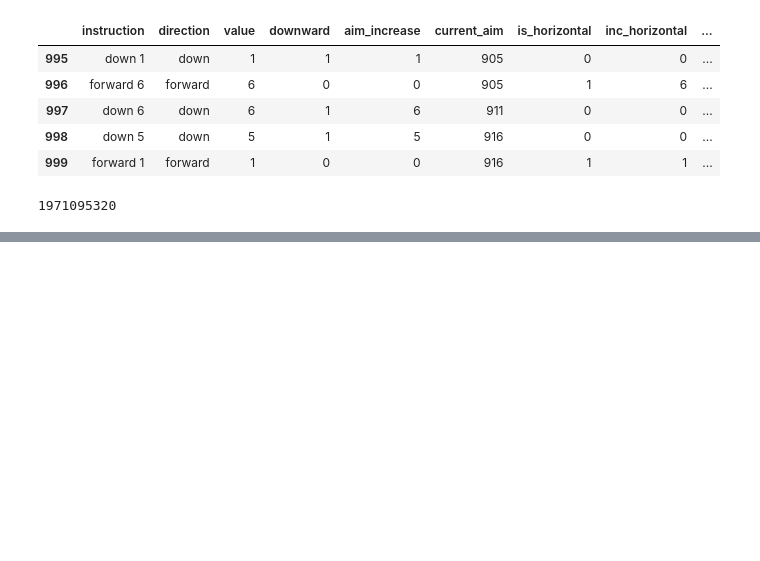
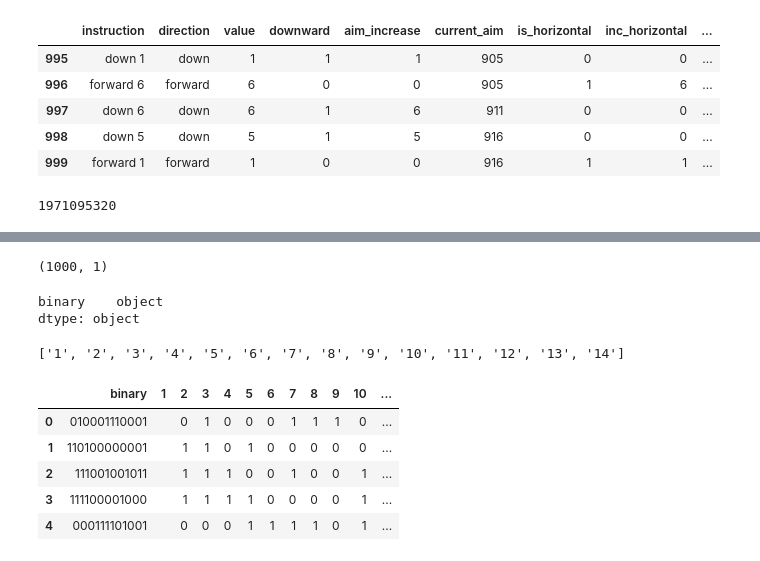
Before and after one commit to ShaunakSen/Problem-Solving-and-Algorithms, a Jupyter notebook: AdventOfCode.ipynb, the cells around one changed output, grey strips where cells are left out. Drawn from its saved outputs; the diff is of its cells as text; code cells hidden in the pictures; blank space fills up the shorter version.

```diff
--- a/AdventOfCode.ipynb
+++ b/AdventOfCode.ipynb
@@ -344,0 +347,2 @@ data.tail()
+# %%
+data = pd.read_csv(filepath_or_buffer='./input.txt', delimiter='\n', names=['binary'], dtype={'binary': 'object'})
@@ -344,0 +358,25 @@ data.tail()
+# %%
+data.shape
+# %% [output]
+(1000, 1)
+# %%
+data.dtypes
+# %% [output]
+binary    object
+dtype: object
+# %%
+col_list = [f'{i}' for i in list(range(1,15))]
+col_list
+# %% [output]
+['1', '2', '3', '4', '5', '6', '7', '8', '9', '10', '11', '12', '13', '14']
+# %%
+data[col_list] = data['binary'].str.split('',expand=True)
+# %%
+data.head()
+# %% [output]
+|  | binary | 1 | 2 | 3 | 4 | 5 | 6 | 7 | 8 | 9 | 10 | ... |
+| 0 | 010001110001 |  | 0 | 1 | 0 | 0 | 0 | 1 | 1 | 1 | 0 | ... |
+| 1 | 110100000001 |  | 1 | 1 | 0 | 1 | 0 | 0 | 0 | 0 | 0 | ... |
+| 2 | 111001001011 |  | 1 | 1 | 1 | 0 | 0 | 1 | 0 | 0 | 1 | ... |
+| 3 | 111100001000 |  | 1 | 1 | 1 | 1 | 0 | 0 | 0 | 0 | 1 | ... |
+| 4 | 000111101001 |  | 0 | 0 | 0 | 1 | 1 | 1 | 1 | 0 | 1 | ... |
```
Also changed, not shown: parts of 13 cells of this notebook.
